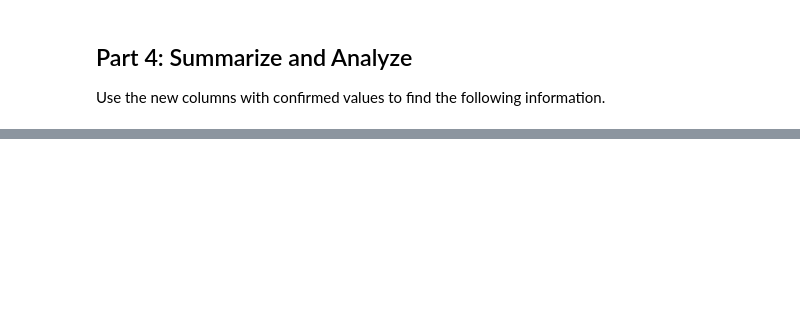
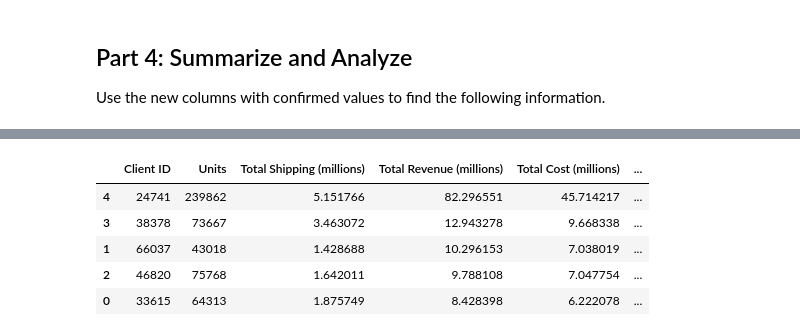
Before and after one commit to Ed-Lovera/pandas-challenge-1, a Jupyter notebook: wholesale_data_analysis_starter_code.ipynb, the cells around one changed output, grey strips where cells are left out. Saved outputs shown, nothing was run; the diff lists cells and outputs as text; code cells hidden in the pictures; blank space fills up the shorter version.

```diff
--- a/wholesale_data_analysis_starter_code.ipynb
+++ b/wholesale_data_analysis_starter_code.ipynb
@@ -229,2 +279,11 @@ Use the new columns with confirmed values to find the following information.
 # %%
 # Sort the updated data by "Total Profit (millions)" form highest to lowest and assign the sort to a new DatFrame.
+summary_df_sorted = summary_df.sort_values("Total Profit (millions)", ascending=False)
+summary_df_sorted
+# %% [output]
+|  | Client ID | Units | Total Shipping (millions) | Total Revenue (millions) | Total Cost (millions) | ... |
+| 4 | 24741 | 239862 | 5.151766 | 82.296551 | 45.714217 | ... |
+| 3 | 38378 | 73667 | 3.463072 | 12.943278 | 9.668338 | ... |
+| 1 | 66037 | 43018 | 1.428688 | 10.296153 | 7.038019 | ... |
+| 2 | 46820 | 75768 | 1.642011 | 9.788108 | 7.047754 | ... |
+| 0 | 33615 | 64313 | 1.875749 | 8.428398 | 6.222078 | ... |
```
Also changed, not shown: parts of 5 cells of this notebook.
